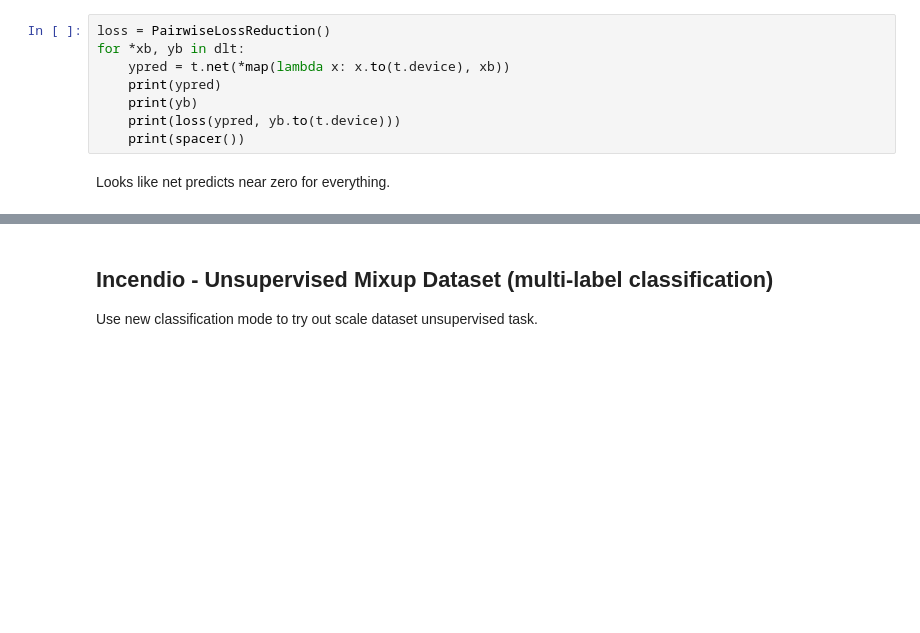
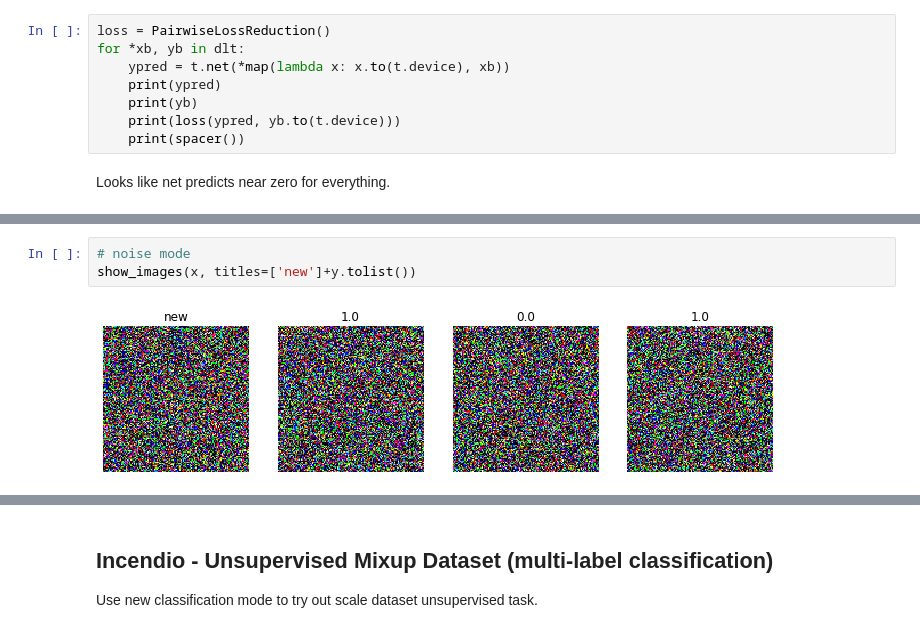
Before and after one commit to hdmamin/self-supervised-vision-exp, a Jupyter notebook: notebooks/nb03-lightning-first-test.ipynb, the cells around one changed output, grey strips where cells are left out. Drawn from its saved outputs; the diff is of its cells as text; blank space fills up the shorter version.

```diff
--- a/notebooks/nb03-lightning-first-test.ipynb
+++ b/notebooks/nb03-lightning-first-test.ipynb
@@ -849,0 +881,5 @@ Looks like net predicts near zero for everything.
+# %%
+# noise mode
+show_images(x, titles=['new']+y.tolist())
+# %% [output]
+[figure, added]
```
Also changed, not shown: parts of 12 cells of this notebook, 3 other files.
